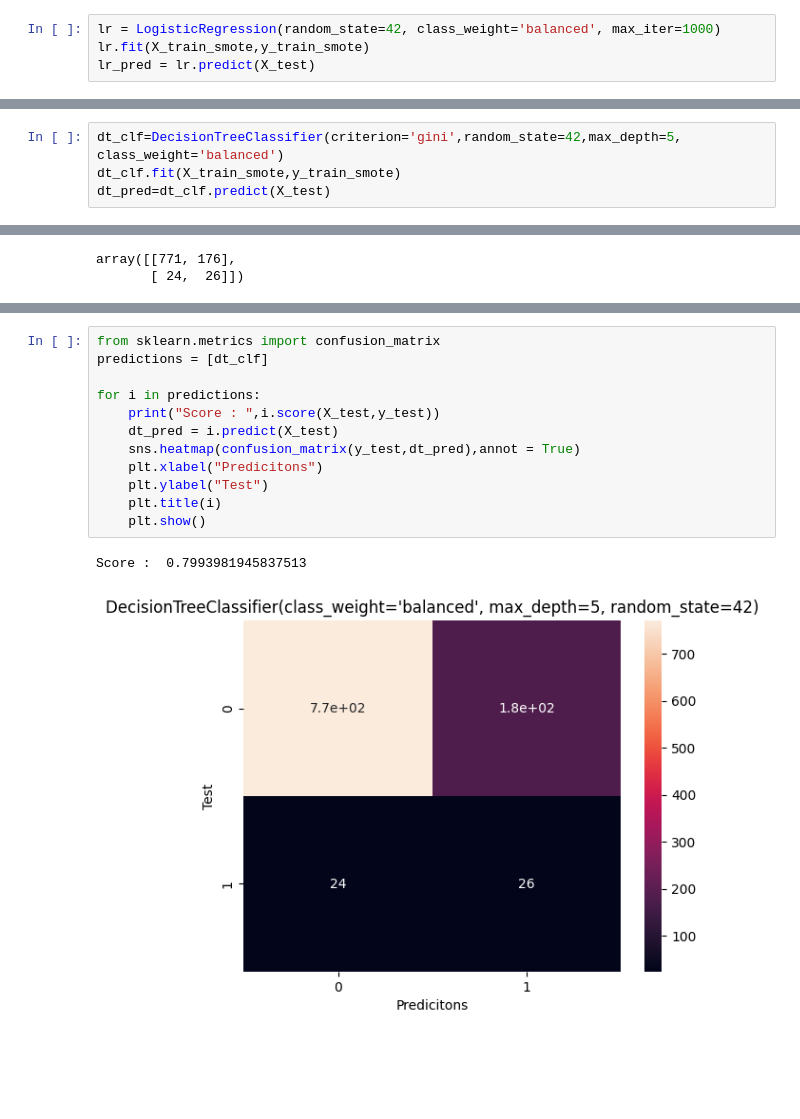
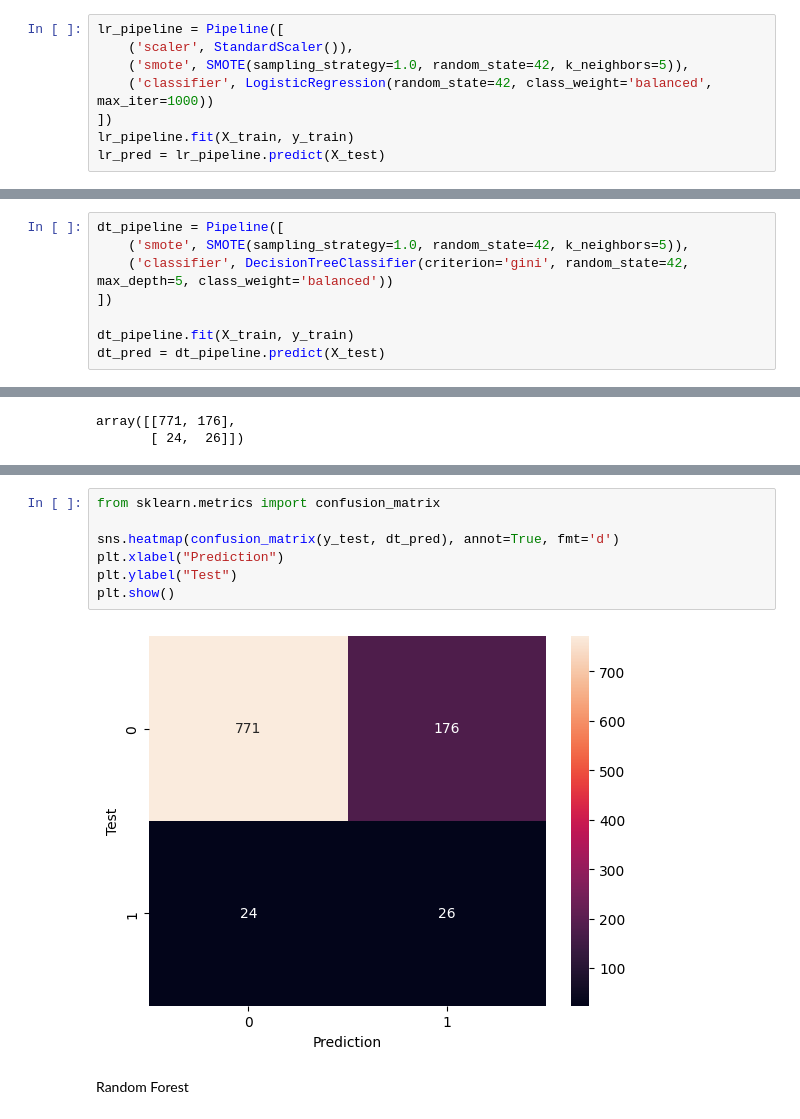
Before and after one commit to mithhhilesh/Brain-Stroke-Prediction, a Jupyter notebook: brain-stroke-prediction-using-lr-dt-rf.ipynb, the cells around one changed output, grey strips where cells are left out. Drawn from its saved outputs; the diff is of its cells as text; blank space fills up the shorter version.

```diff
--- a/brain-stroke-prediction-using-lr-dt-rf.ipynb
+++ b/brain-stroke-prediction-using-lr-dt-rf.ipynb
@@ -293,9 +285,13 @@ from sklearn.ensemble import RandomForestClassifier
 # %% [markdown]
 Logistic Regression
 # %%
-lr = LogisticRegression(random_state=42, class_weight='balanced', max_iter=1000)
-lr.fit(X_train_smote,y_train_smote)
-lr_pred = lr.predict(X_test)
+lr_pipeline = Pipeline([
+    ('scaler', StandardScaler()),
+    ('smote', SMOTE(sampling_strategy=1.0, random_state=42, k_neighbors=5)),
+    ('classifier', LogisticRegression(random_state=42, class_weight='balanced', max_iter=1000))
+])
+lr_pipeline.fit(X_train, y_train)
+lr_pred = lr_pipeline.predict(X_test)
 # %%
 from sklearn.metrics import confusion_matrix
 # %%
@@ -341,9 +339,13 @@ Score:  0.9448345035105316
 # %% [markdown]
 Decision Tree
 # %%
-dt_clf=DecisionTreeClassifier(criterion='gini',random_state=42,max_depth=5, class_weight='balanced')
-dt_clf.fit(X_train_smote,y_train_smote)
-dt_pred=dt_clf.predict(X_test)
+dt_pipeline = Pipeline([
+    ('smote', SMOTE(sampling_strategy=1.0, random_state=42, k_neighbors=5)),
+    ('classifier', DecisionTreeClassifier(criterion='gini', random_state=42, max_depth=5, class_weight='balanced'))
+])
+
+dt_pipeline.fit(X_train, y_train)
+dt_pred = dt_pipeline.predict(X_test)
 # %%
 cm=confusion_matrix(y_test,dt_pred)
 cm
@@ -364,15 +373,11 @@ acc_dec_clf
 # %%
 from sklearn.metrics import confusion_matrix
-predictions = [dt_clf]
 
-for i in predictions:
-    print("Score : ",i.score(X_test,y_test))
-    dt_pred = i.predict(X_test)
-    sns.heatmap(confusion_matrix(y_test,dt_pred),annot = True)
-    plt.xlabel("Predicitons")
-    plt.ylabel("Test")
-    plt.title(i)
-    plt.show()
+sns.heatmap(confusion_matrix(y_test, dt_pred), annot=True, fmt='d')
+plt.xlabel("Prediction")
+plt.ylabel("Test")
+plt.show()
 # %% [output]
-Score :  0.7993981945837513
-[figure, old version]
+[figure, new version]
+# %% [markdown]
+Random Forest
```
Also changed, not shown: parts of 23 cells of this notebook.
